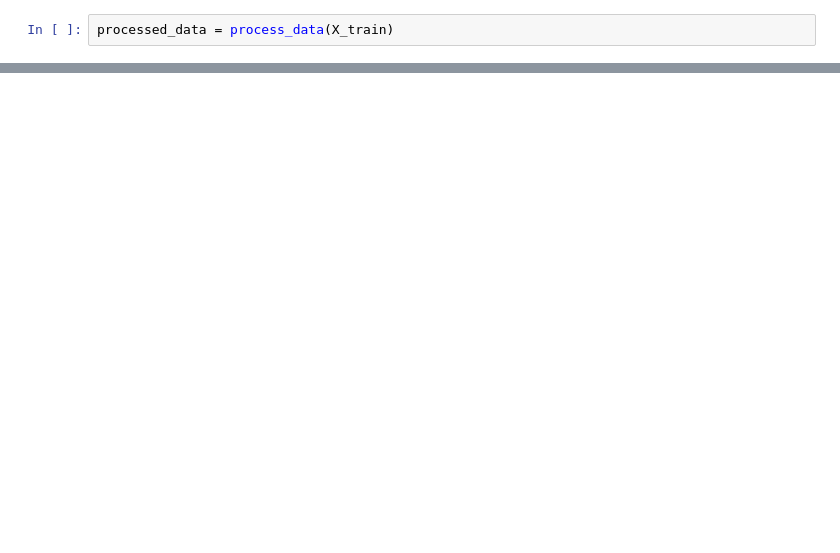
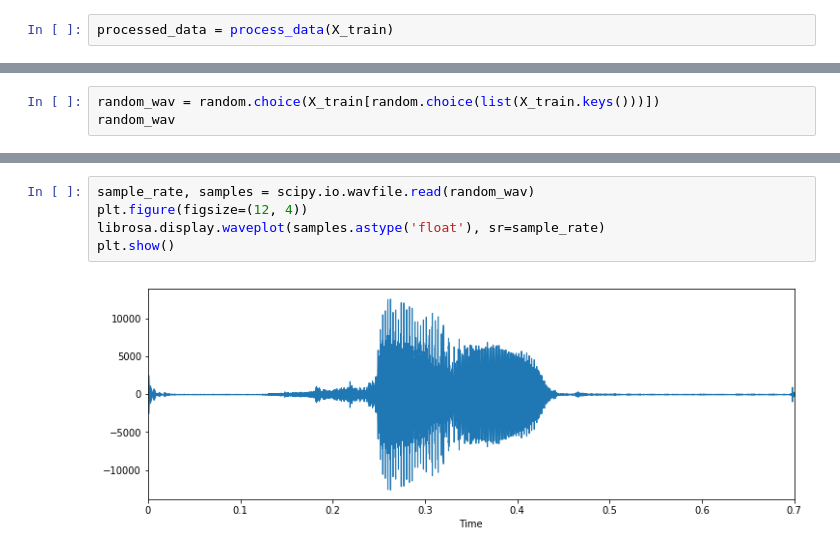
Before and after one commit to Gogotchuri/VoiceRecognition, a Jupyter notebook: src/Speech Recognition.ipynb, the cells around one changed output, grey strips where cells are left out. Drawn from its saved outputs; the diff is of its cells as text; blank space fills up the shorter version.

Commit message:
visualization and sound shifting

```diff
--- a/src/Speech Recognition.ipynb
+++ b/src/Speech Recognition.ipynb
@@ -112,0 +142,3 @@ processed_data
+# %%
+random_wav = random.choice(X_train[random.choice(list(X_train.keys()))])
+random_wav
@@ -112,0 +151,7 @@ processed_data
+# %%
+sample_rate, samples = scipy.io.wavfile.read(random_wav)
+plt.figure(figsize=(12, 4))
+librosa.display.waveplot(samples.astype('float'), sr=sample_rate)
+plt.show()
+# %% [output]
+[figure, added]
```
Also changed, not shown: parts of 10 cells of this notebook.
